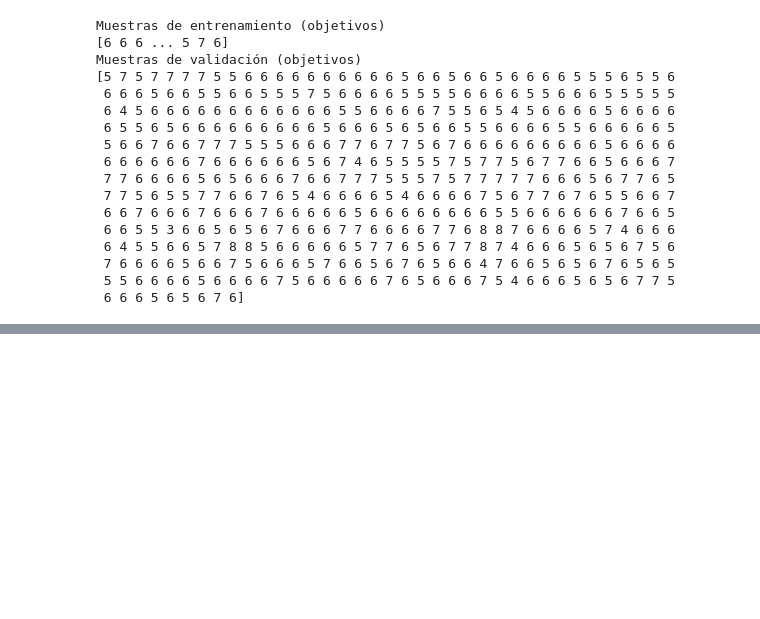
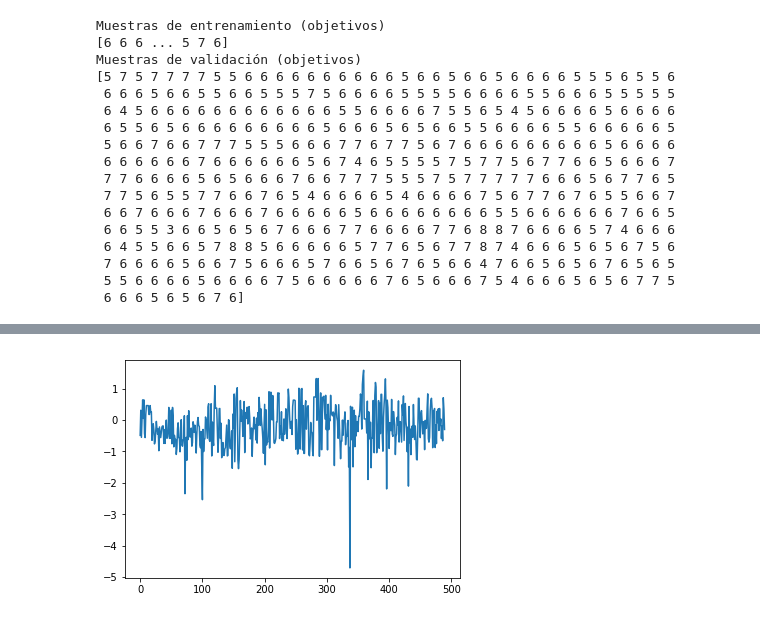
Before and after one commit to badillosoft/python-scig, a Jupyter notebook: Introducción a Keras (ANN).ipynb, the cells around one changed output, grey strips where cells are left out. Cells and saved outputs as stored; diff of their text form; code cells hidden in the pictures; blank space fills up the shorter version.

```diff
--- a/Introducción a Keras (ANN).ipynb
+++ b/Introducción a Keras (ANN).ipynb
@@ -179,0 +232,8 @@ Epoch 50/50
+# %%
+d = y_test - y_predict
+
+plt.plot(np.arange(n - k), d)
+
+plt.show()
+# %% [output]
+[figure, added]
```
Also changed, not shown: parts of 9 cells of this notebook.
